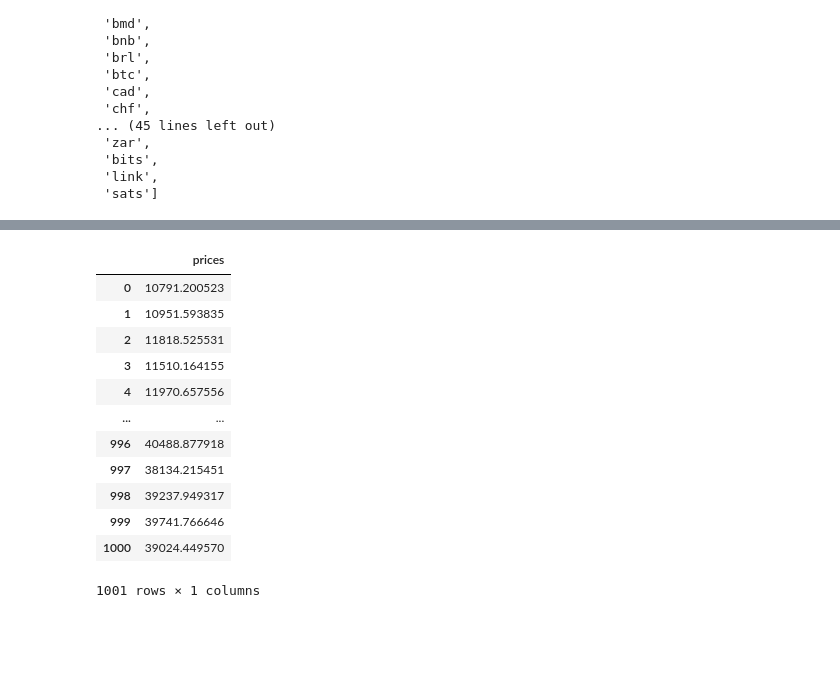
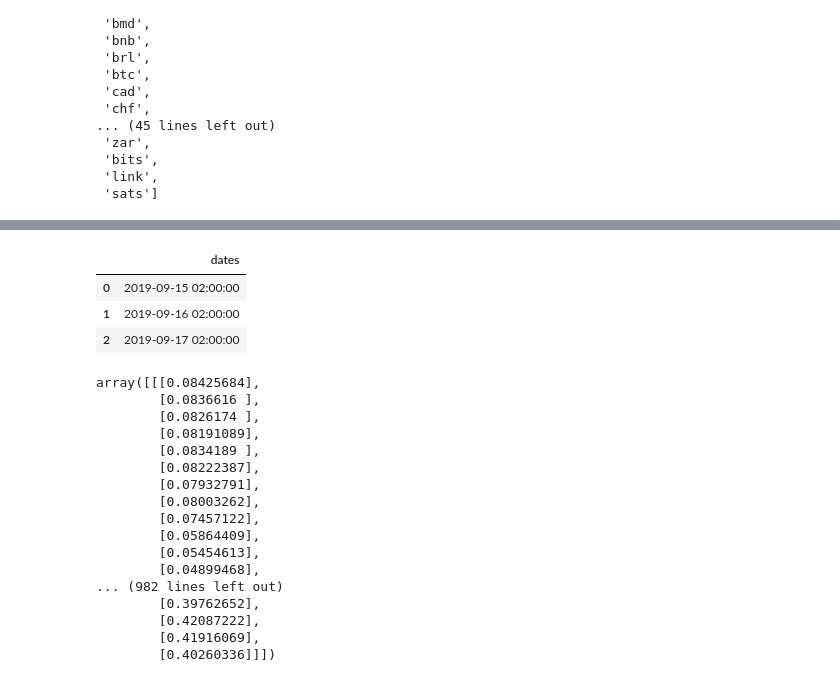
Before and after one commit to igorek17000/QuickBase, a Jupyter notebook: API.ipynb, the cells around one changed output, grey strips where cells are left out. Drawn from its saved outputs; the diff is of its cells as text; code cells hidden in the pictures; blank space fills up the shorter version.

```diff
--- a/API.ipynb
+++ b/API.ipynb
@@ -1147,7 +1146,7 @@ keys
  'sats']
 # %%
 cg = CoinGeckoAPI()
-req=cg.get_coin_market_chart_by_id(id='bitcoin', vs_currency='usd', days=1000, interval='daily')
+req=cg.get_coin_market_chart_by_id(id='bitcoin', vs_currency='usd', days=100, interval='daily')
 for i in range(len(req['prices'])):
     req['prices'][i][0]=datetime.fromtimestamp(int(str(req['prices'][i][0])[:-3]))
 
@@ -1183,13 +1182,15 @@ prices
   ...]}
 # %%
+from datetime import datetime
 df=pd.DataFrame(prices['prices'],columns = ['dates','prices'])
-df1=pd.DataFrame(prices['market_caps'],columns = ['dates','market_caps'])
-df2=pd.DataFrame(prices['total_volumes'],columns = ['dates','total_volumes'])
-df = df.merge(df1, on='dates')
-df = df.merge(df2, on='dates')
+# df1=pd.DataFrame(prices['market_caps'],columns = ['dates','market_caps'])
+# df2=pd.DataFrame(prices['total_volumes'],columns = ['dates','total_volumes'])
+# df = df.merge(df1, on='dates')
+# df = df.merge(df2, on='dates')
 for i in df.index:
     df.loc[i,'dates']=datetime.fromtimestamp(int(str(df.loc[i,'dates'])[:-3]))
 df['dates']=pd.to_datetime(df['dates'])
 #df.set_index('dates', inplace=True)
-df
+print(len(df))
+df.head(3)
 # %% [output]
@@ -1209,21 +1217,13 @@ df
 # %%
-X=df.drop(['prices','market_caps','total_volumes'],axis=1)
-y=df.drop(['dates','total_volumes','market_caps'],axis=1)
-y
+X=df.drop(['prices'],axis=1)
+y=df.drop(['dates'],axis=1)
+X['dates']=pd.to_datetime(X['dates'])
+X.head(3)
 # %% [output]
-|  | prices |
-| 0 | 10791.200523 |
-| 1 | 10951.593835 |
-| 2 | 11818.525531 |
-| 3 | 11510.164155 |
-| 4 | 11970.657556 |
-| ... | ... |
-| 996 | 40488.877918 |
-| 997 | 38134.215451 |
-| 998 | 39237.949317 |
-| 999 | 39741.766646 |
-| 1000 | 39024.449570 |
+|  | dates |
+| 0 | 2019-09-15 02:00:00 |
+| 1 | 2019-09-16 02:00:00 |
+| 2 | 2019-09-17 02:00:00 |
-1001 rows × 1 columns
 # %%
 from sklearn.preprocessing import MinMaxScaler
 
@@ -1233,6 +1239,5 @@ scaled_y = scaler.fit_transform(y)
 # %%
-import numpy as np
-SEQ_LEN = 100
+SEQ_LEN = 999
 
 def to_sequences(data, seq_len):
     d = []
@@ -1258,4 +1263,23 @@ def preprocess(data_raw, seq_len, train_split):
 
 
 X_train, y_train, X_test, y_test =\
- preprocess(scaled_y, SEQ_LEN, train_split = 0.95)
+ preprocess(scaled_close, SEQ_LEN, train_split = 0.95)
+X_test
+# %% [output]
+array([[[0.08425684],
+        [0.0836616 ],
+        [0.0826174 ],
+        [0.08191089],
+        [0.0834189 ],
+        [0.08222387],
+        [0.07932791],
+        [0.08003262],
+        [0.07457122],
+        [0.05864409],
+        [0.05454613],
+        [0.04899468],
+... (982 lines left out)
+        [0.39762652],
+        [0.42087222],
+        [0.41916069],
+        [0.40260336]]])
```
Also changed, not shown: parts of 54 cells of this notebook, 27 other files.
